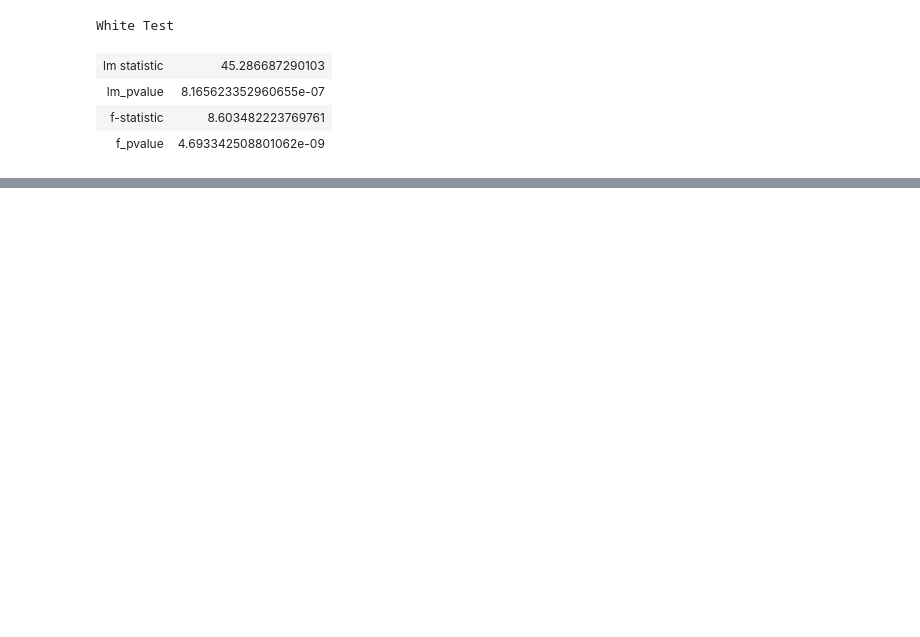
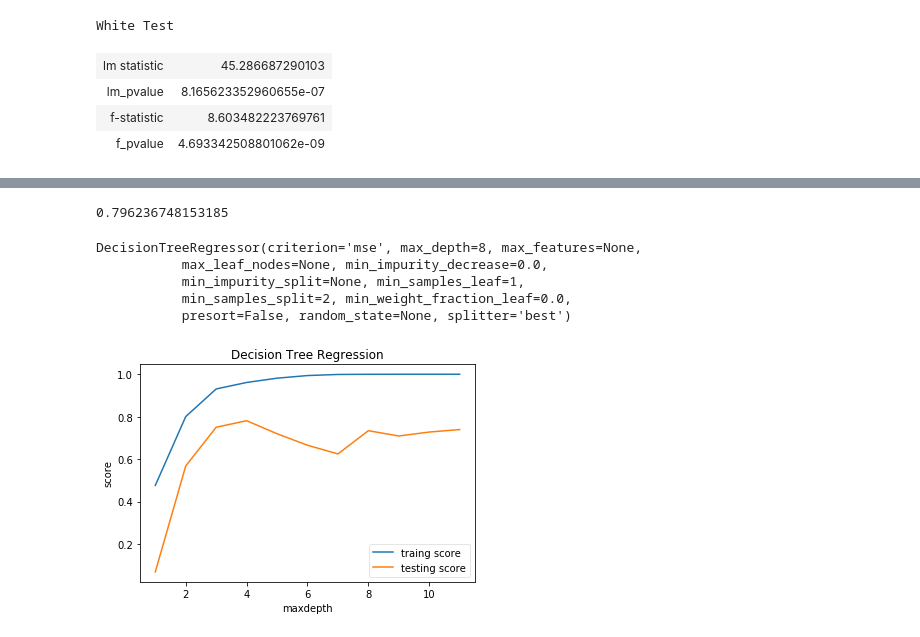
Before and after one commit to brainee/fama, a Jupyter notebook: fama5/zy-fama-frech-4-generial.ipynb, the cells around one changed output, grey strips where cells are left out. Saved outputs shown, nothing was run; the diff lists cells and outputs as text; code cells hidden in the pictures; blank space fills up the shorter version.

Commit message:
add DecisionTreeRegressor

```diff
--- a/fama5/zy-fama-frech-4-generial.ipynb
+++ b/fama5/zy-fama-frech-4-generial.ipynb
@@ -1980,0 +1917,21 @@ Warnings:
+# %%
+from sklearn.tree import DecisionTreeRegressor
+y2=df_xy.y
+regr_1 = DecisionTreeRegressor(max_depth=2)
+regr_1.fit(df_X, y2)
+regr_1.score(df_X,y2)
+# %% [output]
+0.796236748153185
+# %%
+regr_1 = DecisionTreeRegressor(max_depth=2)
+regr_2 = DecisionTreeRegressor(max_depth=5)
+regr_3 = DecisionTreeRegressor(max_depth=8)
+regr_1.fit(df_xy, y2)
+regr_2.fit(df_xy, y2)
+regr_3.fit(df_xy, y2)
+# %% [output]
+DecisionTreeRegressor(criterion='mse', max_depth=8, max_features=None,
+           max_leaf_nodes=None, min_impurity_decrease=0.0,
+           min_impurity_split=None, min_samples_leaf=1,
+           min_samples_split=2, min_weight_fraction_leaf=0.0,
+           presort=False, random_state=None, splitter='best')
@@ -1980,0 +1944,29 @@ Warnings:
+# %%
+from sklearn import model_selection
+def creat_data(X,y):
+    return model_selection.train_test_split(X, y,test_size=0.25,random_state=1)
+def test_DecisionTreeRegressor_depth(*data,maxdepth):
+    X_train,X_test,y_train,y_test=data
+    depths=np.arange(1,maxdepth)
+    training_scores=[]
+    testing_scores=[]
+    for depth in depths:
+        regr = DecisionTreeRegressor(max_depth=depth)
+        regr.fit(X_train, y_train)
+        training_scores.append(regr.score(X_train,y_train))
+        testing_scores.append(regr.score(X_test,y_test))
+
+    ## 绘图
+    fig=plt.figure()
+    ax=fig.add_subplot(1,1,1)
+    ax.plot(depths,training_scores,label="traing score")
+    ax.plot(depths,testing_scores,label="testing score")
+    ax.set_xlabel("maxdepth")
+    ax.set_ylabel("score")
+    ax.set_title("Decision Tree Regression")
+    ax.legend(framealpha=0.5)
+    plt.show()
+X_train,X_test,y_train,y_test=creat_data(df_X,y2)
+test_DecisionTreeRegressor_depth(X_train,X_test,y_train,y_test,maxdepth=12)
+# %% [output]
+[figure, added]
```
Also changed, not shown: parts of 29 cells of this notebook, 1 other file.
